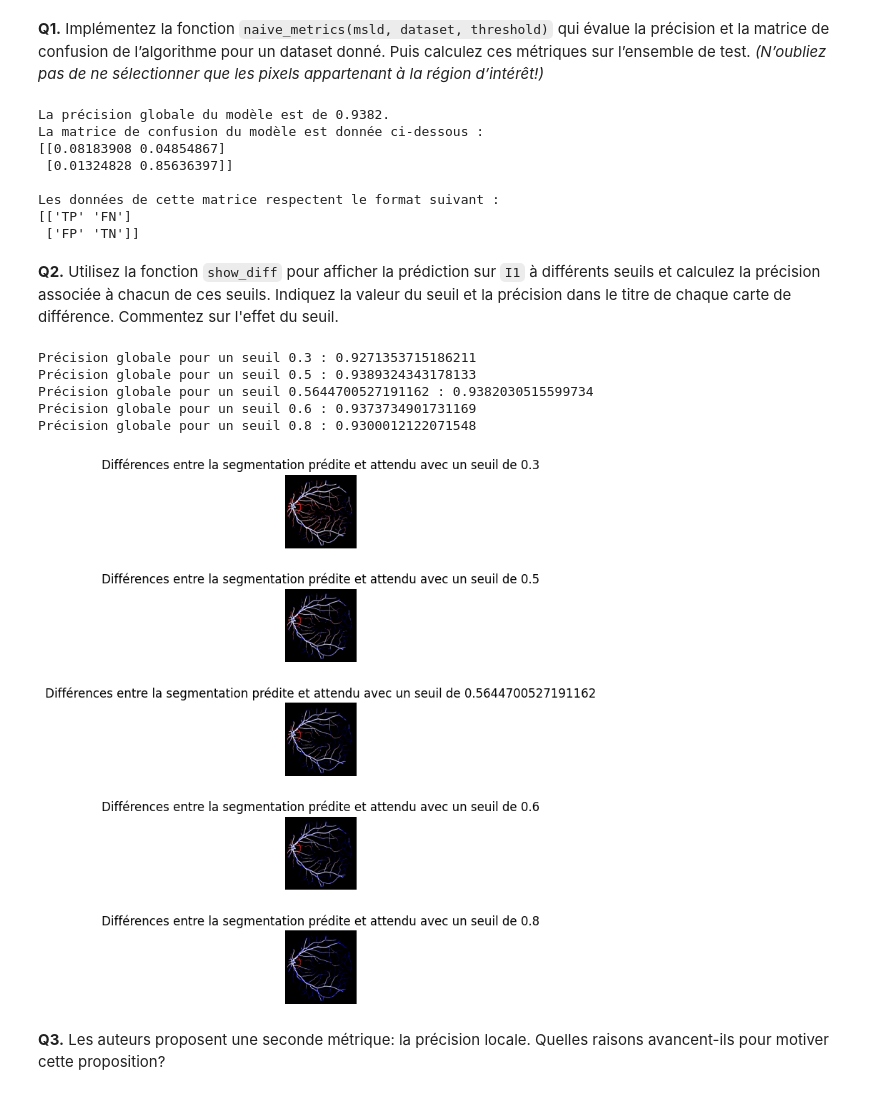
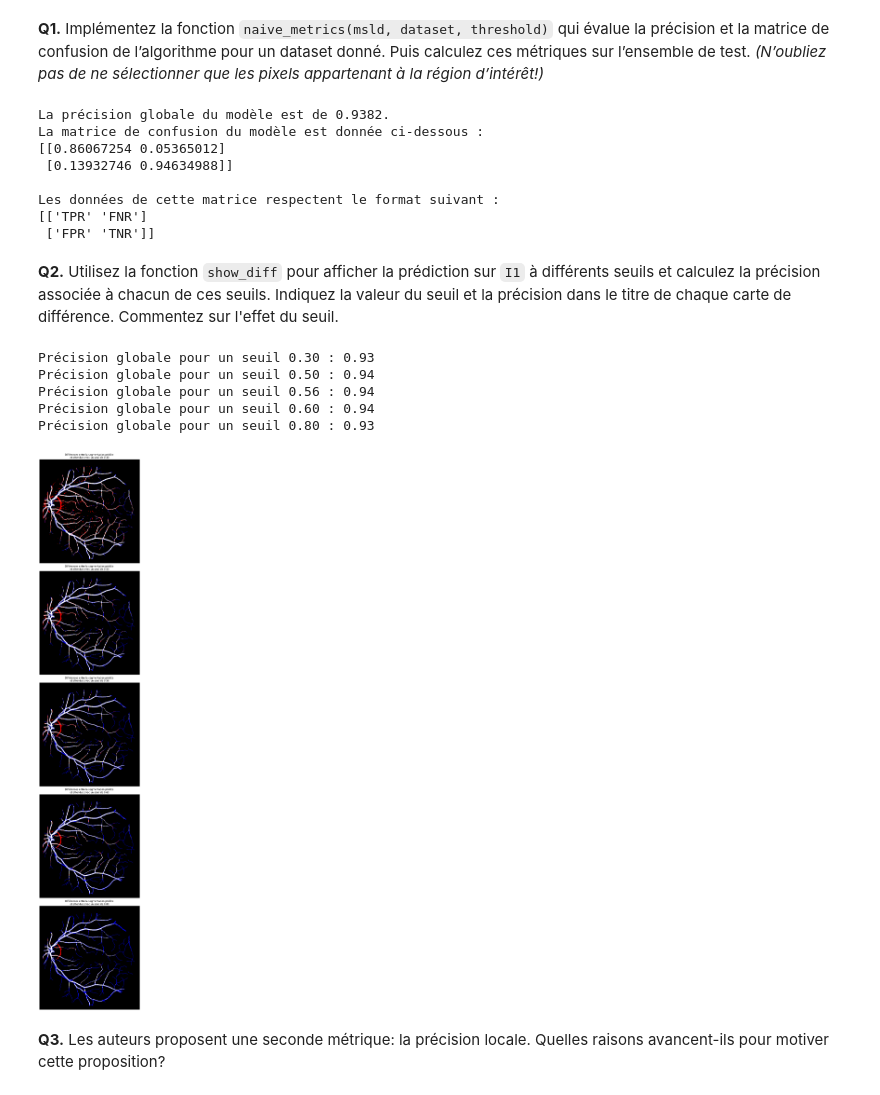
Before and after one commit to lashlone/GBM8770-Programmation, a Jupyter notebook: Projet/ProjetMSLD/RapportProjet.ipynb, the cells around one changed output. Cells and saved outputs as stored; diff of their text form; code cells hidden in the pictures.

```diff
--- a/Projet/ProjetMSLD/RapportProjet.ipynb
+++ b/Projet/ProjetMSLD/RapportProjet.ipynb
@@ -202,45 +202,45 @@ En observant les différences entre la segmentation obtenue avec notre algorithm
 **Q1.** Implémentez la fonction `naive_metrics(msld, dataset, threshold)` qui évalue la précision et la matrice de confusion de l’algorithme pour un dataset donné. Puis calculez ces métriques sur l’ensemble de test.
 *(N’oubliez pas de ne sélectionner que les pixels appartenant à la région d’intérêt!)*
 # %%
-accuracy, confusion_matrix = naive_metrics(msld, test_eroded, new_threshold) # À demander aux chargés pour la normalisation
+accuracy, confusion_matrix = naive_metrics(msld, test_eroded, new_threshold)
 
-confusion_matrix_format = np.array([["TP", "FN"], ["FP", "TN"]])
+confusion_matrix_format = np.array([["TPR", "FNR"], ["FPR", "TNR"]])
 
 print(f"La précision globale du modèle est de {accuracy:.4f}.")
 print(f"La matrice de confusion du modèle est donnée ci-dessous : \n{confusion_matrix}\n\nLes données de cette matrice respectent le format suivant : \n{confusion_matrix_format}")
 # %% [output]
 La précision globale du modèle est de 0.9382.
 La matrice de confusion du modèle est donnée ci-dessous :
-[[0.08183908 0.04854867]
- [0.01324828 0.85636397]]
+[[0.86067254 0.05365012]
+ [0.13932746 0.94634988]]
 
 Les données de cette matrice respectent le format suivant :
-[['TP' 'FN']
- ['FP' 'TN']]
+[['TPR' 'FNR']
+ ['FPR' 'TNR']]
 # %% [markdown]
 **Q2.** Utilisez la fonction `show_diff` pour afficher la prédiction sur `I1` à différents seuils et calculez la précision associée à chacun de ces seuils. Indiquez la valeur du seuil et la précision dans le titre de chaque carte de différence. Commentez sur l'effet du seuil.
 # %%
-seuils = [0.3, 0.5, new_threshold, 0.6, 0.8] # À demander avec les chargés de TD
+seuils = [0.3, 0.5, new_threshold, 0.6, 0.8]
 
-fig, axes = plt.subplots(5, 1) # Format à fix
+fig, axes = plt.subplots(5,1, figsize=(40,40)) # Format à fix
 fig.tight_layout(h_pad=2.0)
 
 for seuil, ax in zip(seuils, axes):
 
     accuracy, _ = naive_metrics(msld, test_eroded, seuil)
 
     show_diff(msld, I1_eroded, seuil, ax)
-    ax.set_title(f"Différences entre la segmentation prédite et attendu avec un seuil de {seuil:.2f}")
+    ax.set_title(f"Différences entre la segmentation prédite \net attendue avec un seuil de {seuil:.2f}")
     print(f"Précision globale pour un seuil {seuil:.2f} : {accuracy:.2f}")
 
 plt.show()
 # %% [output]
-Précision globale pour un seuil 0.3 : 0.9271353715186211
-Précision globale pour un seuil 0.5 : 0.9389324343178133
-Précision globale pour un seuil 0.5644700527191162 : 0.9382030515599734
-Précision globale pour un seuil 0.6 : 0.9373734901731169
-Précision globale pour un seuil 0.8 : 0.9300012122071548
+Précision globale pour un seuil 0.30 : 0.93
+Précision globale pour un seuil 0.50 : 0.94
+Précision globale pour un seuil 0.56 : 0.94
+Précision globale pour un seuil 0.60 : 0.94
+Précision globale pour un seuil 0.80 : 0.93
-[figure, old version]
+[figure, new version]
 # %% [markdown]
 **Q3.** Les auteurs proposent une seconde métrique: la précision locale. Quelles raisons avancent-ils
 pour motiver cette proposition?
```
Also changed, not shown: parts of 14 cells of this notebook, 2 other files.
